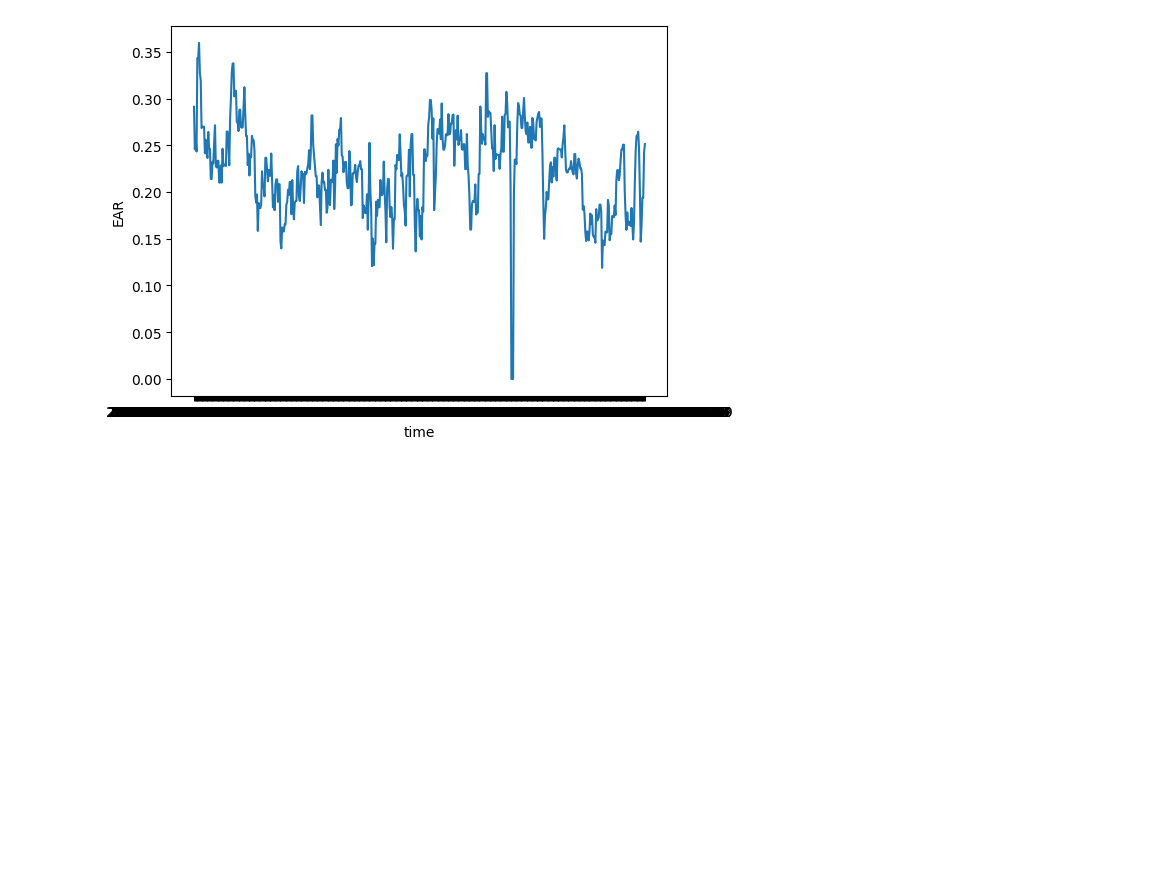
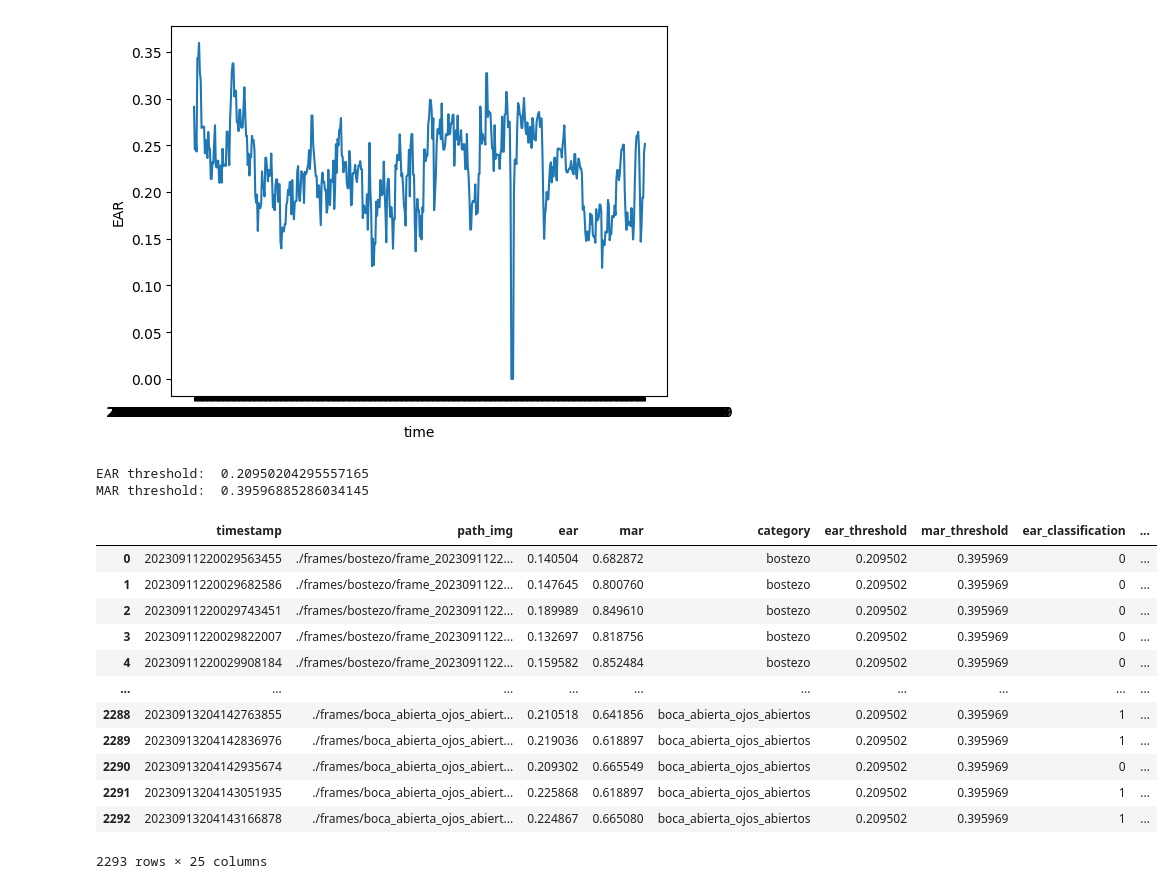
Before and after one commit to lucastrubiano/PFE_Mecatronica_Guarise_Trubiano, a Jupyter notebook: pruebas/pandas_cluster_features.ipynb, the cells around one changed output. Drawn from its saved outputs; the diff is of its cells as text; code cells hidden in the pictures; blank space fills up the shorter version.

```diff
--- a/pruebas/pandas_cluster_features.ipynb
+++ b/pruebas/pandas_cluster_features.ipynb
@@ -106,3 +101,82 @@ plt.show()
 # %% [output]
 [figure]
 [figure]
+# %%
+# Filter only the category like "boca_xxx_ojos_xxx"
+df_filtered = df[df['category'].str.contains('boca_') & df['category'].str.contains('_ojos_')]
+
+# Calculate the THRESHOLD for EAR and MAR to optimize the classification
+# We will use the mean of the "ojos_cerrados" and "ojos_abiertos" categories
+# and the mean of the "boca_abierta" and "boca_cerrada" categories
+ear_threshold = (df_filtered[df_filtered['category'].str.contains('ojos_cerrados')]['ear'].mean() + df_filtered[df_filtered['category'].str.contains('ojos_abiertos')]['ear'].mean()) / 2
+mar_threshold = (df_filtered[df_filtered['category'].str.contains('boca_abierta')]['mar'].mean() + df_filtered[df_filtered['category'].str.contains('boca_cerrada')]['mar'].mean()) / 2
+
+print("EAR threshold: ", ear_threshold)
+print("MAR threshold: ", mar_threshold)
+
+# Contando todo
+# EAR threshold:  0.21733906173899536
+# MAR threshold:  0.3988620258294028
+
+# Filtrando datos
+# EAR threshold:  0.20950204295557165
+# MAR threshold:  0.39596885286034145
+# %% [output]
+EAR threshold:  0.20950204295557165
+MAR threshold:  0.39596885286034145
+# %%
+# Add columns with threshold values and create a new column with the classification
+df['ear_threshold'] = ear_threshold
+df['mar_threshold'] = mar_threshold
+
+# one or zero for classification
+df['ear_classification'] = (df['ear'] > df['ear_threshold']).astype(int)
+df['mar_classification'] = (df['mar'] > df['mar_threshold']).astype(int)
+
+FRAMES = 200
+
+# add columns with min and max values for the past 100 frames of each timestamp
+df['ear_min'] = df['ear'].rolling(FRAMES).min()
+df['ear_max'] = df['ear'].rolling(FRAMES).max()
+df['mar_min'] = df['mar'].rolling(FRAMES).min()
+df['mar_max'] = df['mar'].rolling(FRAMES).max()
+
+# add columns with the mean of the past FRAMES seconds of each timestamp
+df['ear_mean'] = df['ear'].rolling(FRAMES).mean()
+df['mar_mean'] = df['mar'].rolling(FRAMES).mean()
+
+# add columns with the std of the past FRAMES seconds of each timestamp
+df['ear_std'] = df['ear'].rolling(FRAMES).std()
+df['mar_std'] = df['mar'].rolling(FRAMES).std()
+
+# add columns with the median of the past FRAMES seconds of each timestamp
+df['ear_median'] = df['ear'].rolling(FRAMES).median()
+df['mar_median'] = df['mar'].rolling(FRAMES).median()
+
+# add columns with the variance of the past FRAMES seconds of each timestamp
+df['ear_var'] = df['ear'].rolling(FRAMES).var()
+df['mar_var'] = df['mar'].rolling(FRAMES).var()
+
+# add columns with the skew of the past FRAMES seconds of each timestamp
+df['ear_skew'] = df['ear'].rolling(FRAMES).skew()
+df['mar_skew'] = df['mar'].rolling(FRAMES).skew()
+
+# add columns with the kurt of the past FRAMES seconds of each timestamp
+df['ear_kurt'] = df['ear'].rolling(FRAMES).kurt()
+df['mar_kurt'] = df['mar'].rolling(FRAMES).kurt()
+
+df
+# %% [output]
+|  | timestamp | path_img | ear | mar | category | ear_threshold | mar_threshold | ear_classification | ... |
+| 0 | 20230911220029563455 | ./frames/bostezo/frame_2023091122... | 0.140504 | 0.682872 | bostezo | 0.209502 | 0.395969 | 0 | ... |
+| 1 | 20230911220029682586 | ./frames/bostezo/frame_2023091122... | 0.147645 | 0.800760 | bostezo | 0.209502 | 0.395969 | 0 | ... |
+| 2 | 20230911220029743451 | ./frames/bostezo/frame_2023091122... | 0.189989 | 0.849610 | bostezo | 0.209502 | 0.395969 | 0 | ... |
+| 3 | 20230911220029822007 | ./frames/bostezo/frame_2023091122... | 0.132697 | 0.818756 | bostezo | 0.209502 | 0.395969 | 0 | ... |
+| 4 | 20230911220029908184 | ./frames/bostezo/frame_2023091122... | 0.159582 | 0.852484 | bostezo | 0.209502 | 0.395969 | 0 | ... |
+| ... | ... | ... | ... | ... | ... | ... | ... | ... | ... |
+| 2288 | 20230913204142763855 | ./frames/boca_abierta_ojos_abiert... | 0.210518 | 0.641856 | boca_abierta_ojos_abiertos | 0.209502 | 0.395969 | 1 | ... |
+| 2289 | 20230913204142836976 | ./frames/boca_abierta_ojos_abiert... | 0.219036 | 0.618897 | boca_abierta_ojos_abiertos | 0.209502 | 0.395969 | 1 | ... |
+| 2290 | 20230913204142935674 | ./frames/boca_abierta_ojos_abiert... | 0.209302 | 0.665549 | boca_abierta_ojos_abiertos | 0.209502 | 0.395969 | 0 | ... |
+| 2291 | 20230913204143051935 | ./frames/boca_abierta_ojos_abiert... | 0.225868 | 0.618897 | boca_abierta_ojos_abiertos | 0.209502 | 0.395969 | 1 | ... |
+| 2292 | 20230913204143166878 | ./frames/boca_abierta_ojos_abiert... | 0.224867 | 0.665080 | boca_abierta_ojos_abiertos | 0.209502 | 0.395969 | 1 | ... |
+2293 rows × 25 columns
```
Also changed, not shown: parts of 3 cells of this notebook.
